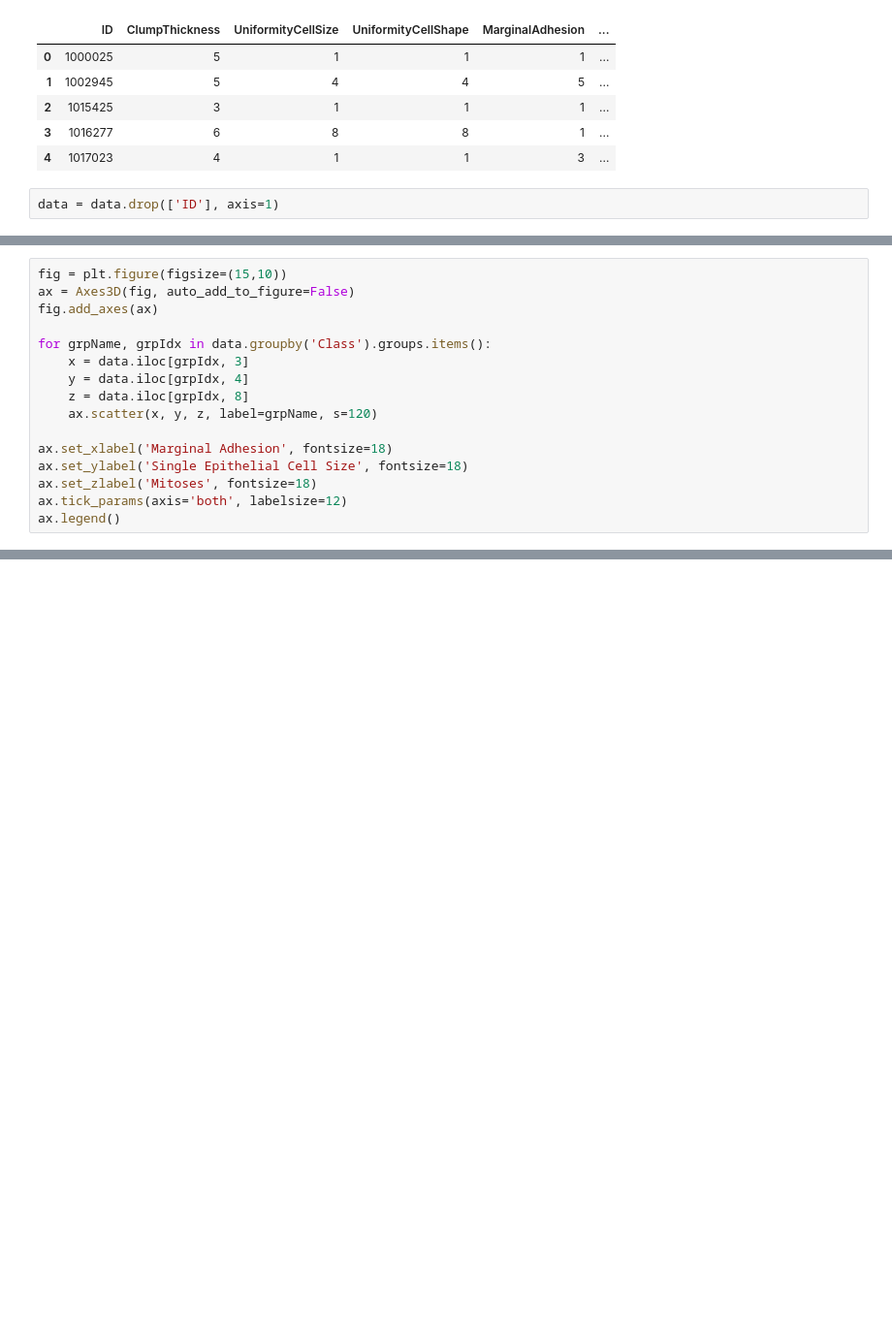
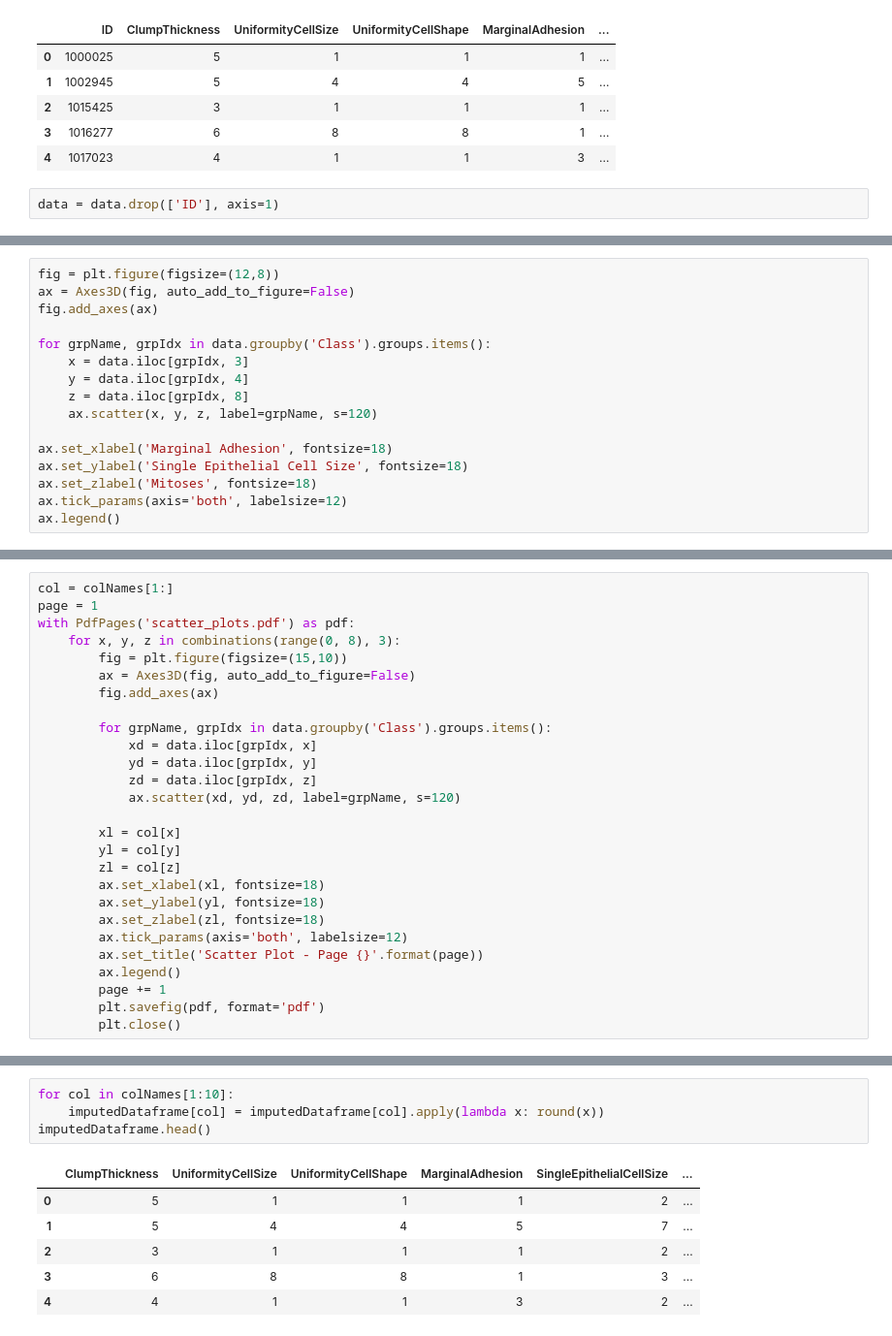
Before and after one commit to TheDramaturgy/ArtificialInteligence, a Jupyter notebook: TSVMs/02_analise.ipynb, the cells around one changed output, grey strips where cells are left out. Shown at 97% size. Saved outputs shown, nothing was run; the diff lists cells and outputs as text; blank space fills up the shorter version.

```diff
--- a/TSVMs/02_analise.ipynb
+++ b/TSVMs/02_analise.ipynb
@@ -87,5 +92,5 @@ ax.legend()
 # %%
-fig = plt.figure(figsize=(15,10))
+fig = plt.figure(figsize=(12,8))
 ax = Axes3D(fig, auto_add_to_figure=False)
 fig.add_axes(ax)
 
@@ -105,0 +111,27 @@ ax.legend()
+# %%
+col = colNames[1:]
+page = 1
+with PdfPages('scatter_plots.pdf') as pdf:
+    for x, y, z in combinations(range(0, 8), 3):
+        fig = plt.figure(figsize=(15,10))
+        ax = Axes3D(fig, auto_add_to_figure=False)
+        fig.add_axes(ax)
+
+        for grpName, grpIdx in data.groupby('Class').groups.items():
+            xd = data.iloc[grpIdx, x]
+            yd = data.iloc[grpIdx, y]
+            zd = data.iloc[grpIdx, z]
+            ax.scatter(xd, yd, zd, label=grpName, s=120)
+
+        xl = col[x]
+        yl = col[y]
+        zl = col[z]
+        ax.set_xlabel(xl, fontsize=18)
+        ax.set_ylabel(yl, fontsize=18)
+        ax.set_zlabel(zl, fontsize=18)
+        ax.tick_params(axis='both', labelsize=12)
+        ax.set_title('Scatter Plot - Page {}'.format(page))
+        ax.legend()
+        page += 1
+        plt.savefig(pdf, format='pdf')
+        plt.close()
@@ -105,0 +157,11 @@ ax.legend()
+# %%
+for col in colNames[1:10]:
+    imputedDataframe[col] = imputedDataframe[col].apply(lambda x: round(x))
+imputedDataframe.head()
+# %% [output]
+|  | ClumpThickness | UniformityCellSize | UniformityCellShape | MarginalAdhesion | SingleEpithelialCellSize | ... |
+| 0 | 5 | 1 | 1 | 1 | 2 | ... |
+| 1 | 5 | 4 | 4 | 5 | 7 | ... |
+| 2 | 3 | 1 | 1 | 1 | 2 | ... |
+| 3 | 6 | 8 | 8 | 1 | 3 | ... |
+| 4 | 4 | 1 | 1 | 3 | 2 | ... |
```
Also changed, not shown: parts of 7 cells of this notebook, 2 other files.
